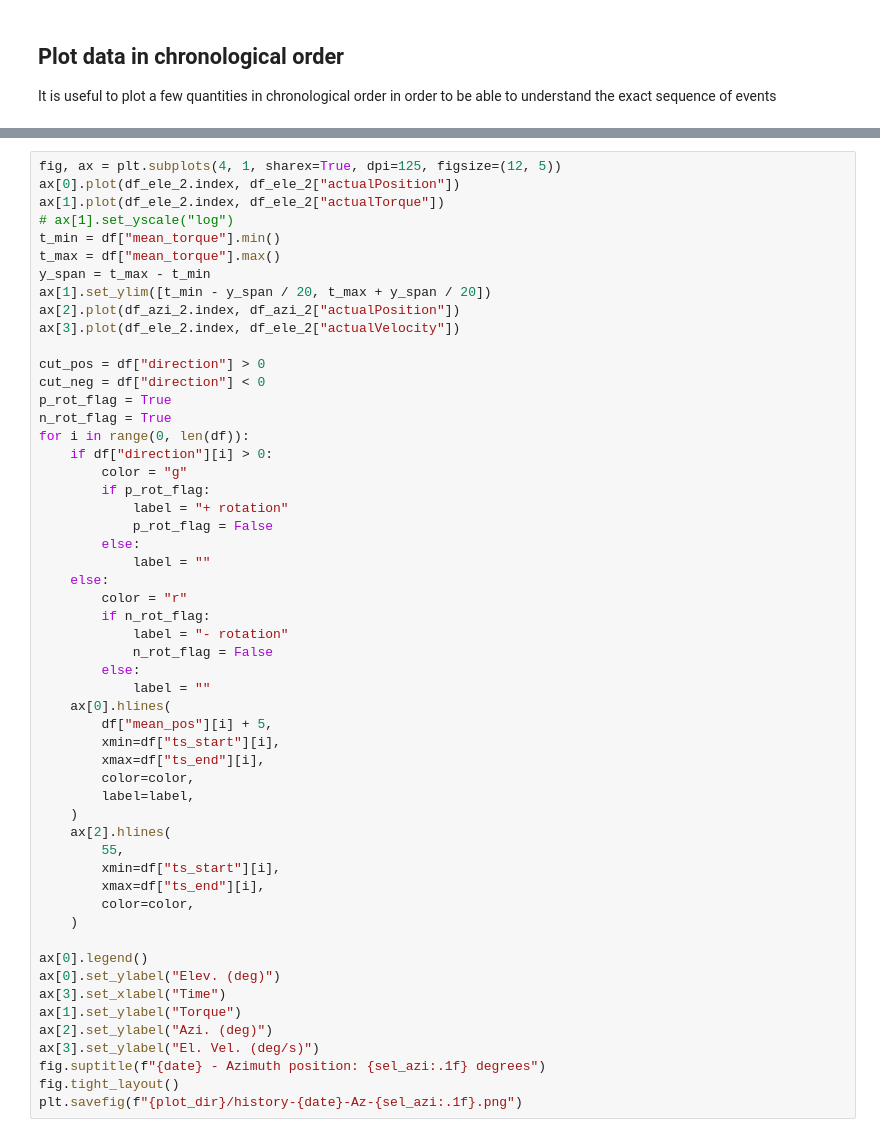
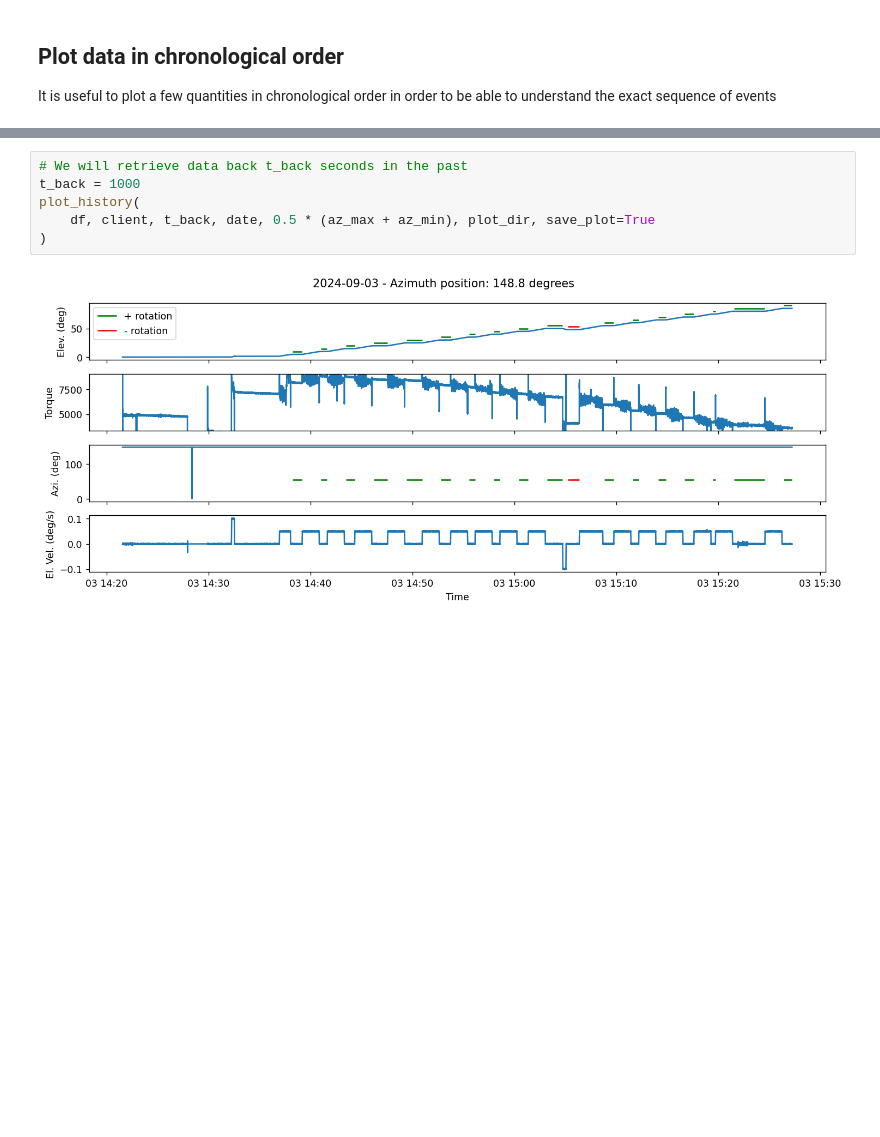
Before and after one commit to lsst-sitcom/sitcomtn-105, a Jupyter notebook: notebooks/SITCOM-1508-Analysis-DominiqueB.ipynb, the cells around one changed output, grey strips where cells are left out. Saved outputs shown, nothing was run; the diff lists cells and outputs as text; blank space fills up the shorter version.

```diff
--- a/notebooks/SITCOM-1508-Analysis-DominiqueB.ipynb
+++ b/notebooks/SITCOM-1508-Analysis-DominiqueB.ipynb
@@ -402,54 +551,8 @@ df_azi_2 = getEfdData(
 # %%
-fig, ax = plt.subplots(4, 1, sharex=True, dpi=125, figsize=(12, 5))
-ax[0].plot(df_ele_2.index, df_ele_2["actualPosition"])
-ax[1].plot(df_ele_2.index, df_ele_2["actualTorque"])
-# ax[1].set_yscale("log")
-t_min = df["mean_torque"].min()
-t_max = df["mean_torque"].max()
-y_span = t_max - t_min
-ax[1].set_ylim([t_min - y_span / 20, t_max + y_span / 20])
-ax[2].plot(df_azi_2.index, df_azi_2["actualPosition"])
-ax[3].plot(df_ele_2.index, df_ele_2["actualVelocity"])
-
-cut_pos = df["direction"] > 0
-cut_neg = df["direction"] < 0
-p_rot_flag = True
-n_rot_flag = True
-for i in range(0, len(df)):
-    if df["direction"][i] > 0:
-        color = "g"
-        if p_rot_flag:
-            label = "+ rotation"
-            p_rot_flag = False
-        else:
-            label = ""
-    else:
-        color = "r"
-        if n_rot_flag:
-            label = "- rotation"
-            n_rot_flag = False
-        else:
-            label = ""
-    ax[0].hlines(
-        df["mean_pos"][i] + 5,
-        xmin=df["ts_start"][i],
-        xmax=df["ts_end"][i],
-        color=color,
-        label=label,
-    )
-    ax[2].hlines(
-        55,
-        xmin=df["ts_start"][i],
-        xmax=df["ts_end"][i],
-        color=color,
-    )
-
-ax[0].legend()
-ax[0].set_ylabel("Elev. (deg)")
-ax[3].set_xlabel("Time")
-ax[1].set_ylabel("Torque")
-ax[2].set_ylabel("Azi. (deg)")
-ax[3].set_ylabel("El. Vel. (deg/s)")
-fig.suptitle(f"{date} - Azimuth position: {sel_azi:.1f} degrees")
-fig.tight_layout()
-plt.savefig(f"{plot_dir}/history-{date}-Az-{sel_azi:.1f}.png")
+# We will retrieve data back t_back seconds in the past
+t_back = 1000
+plot_history(
+    df, client, t_back, date, 0.5 * (az_max + az_min), plot_dir, save_plot=True
+)
+# %% [output]
+[figure, added]
```
Also changed, not shown: parts of 13 cells of this notebook.
